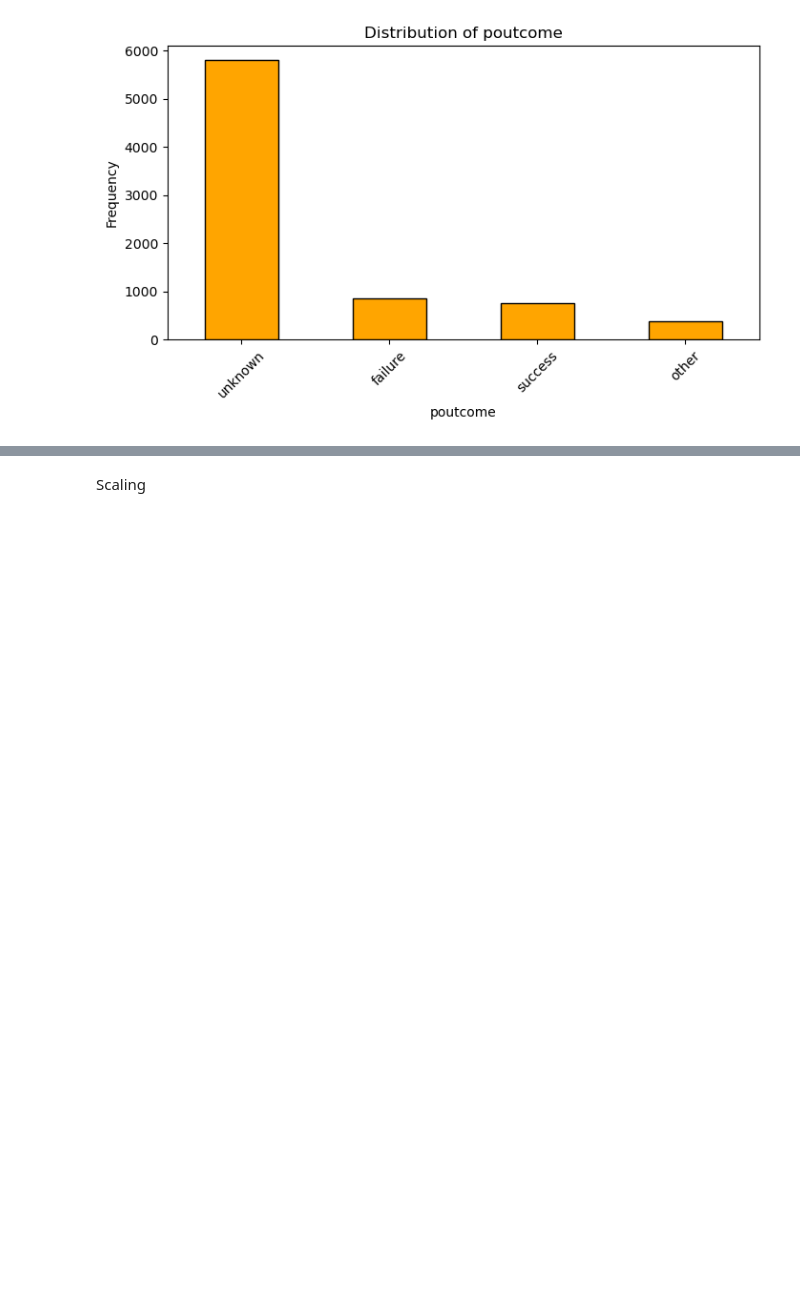
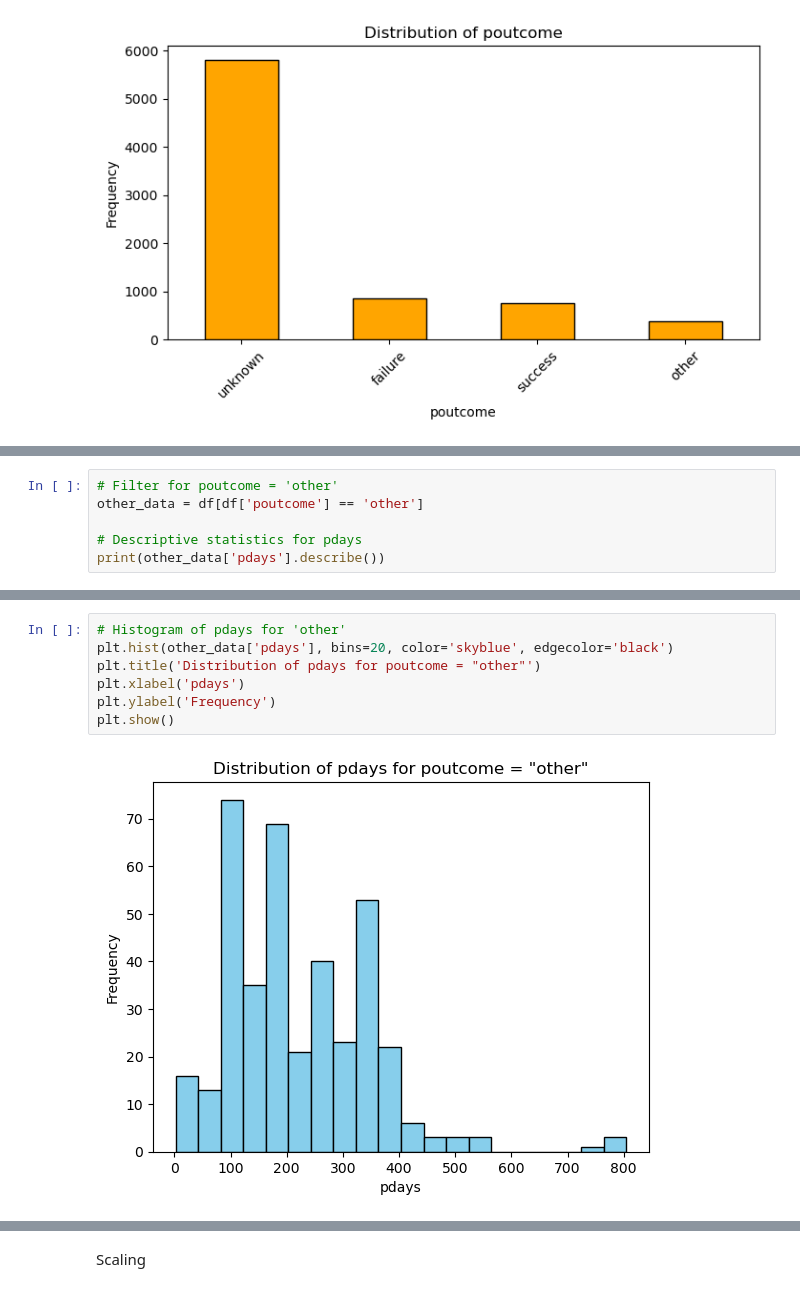
Before and after one commit to tdarum/BankCampaign, a Jupyter notebook: Capstone Project Module 3 Theresia.ipynb, the cells around one changed output, grey strips where cells are left out. Drawn from its saved outputs; the diff is of its cells as text; blank space fills up the shorter version.

```diff
--- a/Capstone Project Module 3 Theresia.ipynb
+++ b/Capstone Project Module 3 Theresia.ipynb
@@ -445,0 +646,6 @@ Name: count, dtype: int64
+# %%
+# Filter for poutcome = 'other'
+other_data = df[df['poutcome'] == 'other']
+
+# Descriptive statistics for pdays
+print(other_data['pdays'].describe())
@@ -445,0 +662,9 @@ Name: count, dtype: int64
+# %%
+# Histogram of pdays for 'other'
+plt.hist(other_data['pdays'], bins=20, color='skyblue', edgecolor='black')
+plt.title('Distribution of pdays for poutcome = "other"')
+plt.xlabel('pdays')
+plt.ylabel('Frequency')
+plt.show()
+# %% [output]
+[figure, added]
```
Also changed, not shown: parts of 89 cells of this notebook.
